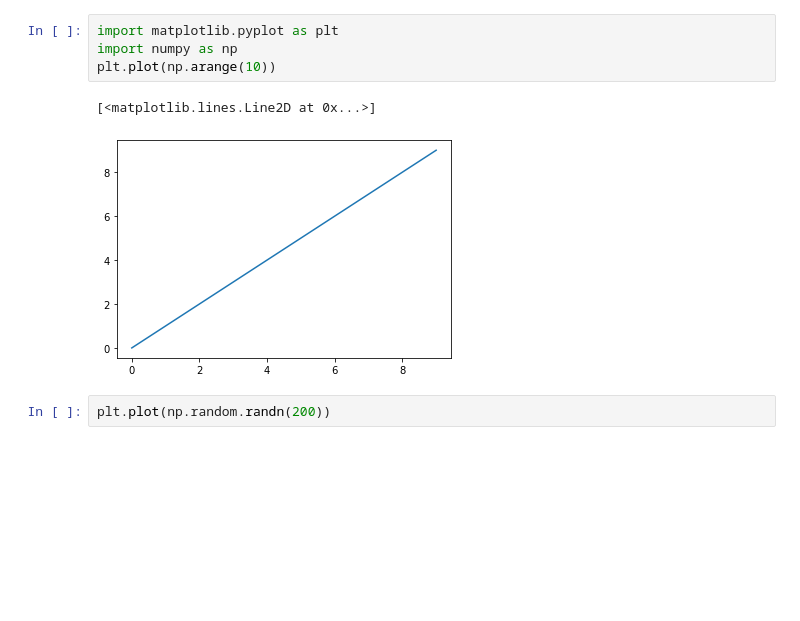
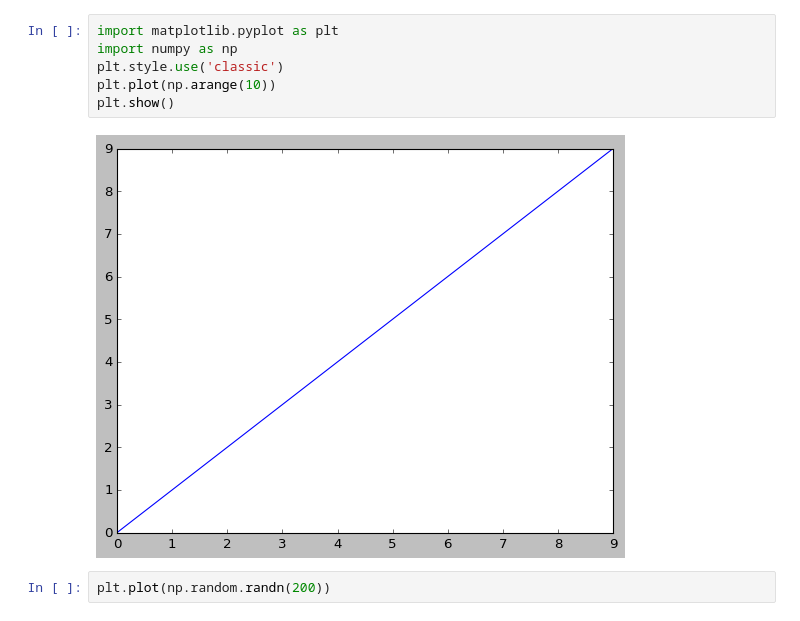
Before and after one commit to alexandrechecoli/alexandrechecoli.github.io, a Jupyter notebook: 2-mindados/AulasNotebook/Aula 6 - Matplotlib.ipynb, the cells around one changed output. Cells and saved outputs as stored; diff of their text form; blank space fills up the shorter version.

```diff
--- a/2-mindados/AulasNotebook/Aula 6 - Matplotlib.ipynb
+++ b/2-mindados/AulasNotebook/Aula 6 - Matplotlib.ipynb
@@ -13,10 +13,11 @@ A funcionalidade mais básica para se plotar um gráfico é o `plt.plot()` com u
 # %%
 import matplotlib.pyplot as plt
 import numpy as np
+plt.style.use('classic')
 plt.plot(np.arange(10))
+plt.show()
 # %% [output]
-[<matplotlib.lines.Line2D at 0x...>]
-[figure, old version]
+[figure, new version]
 # %%
 plt.plot(np.random.randn(200))
 # %% [output]
```
Also changed, not shown: parts of 4 cells of this notebook, 3 other files.
